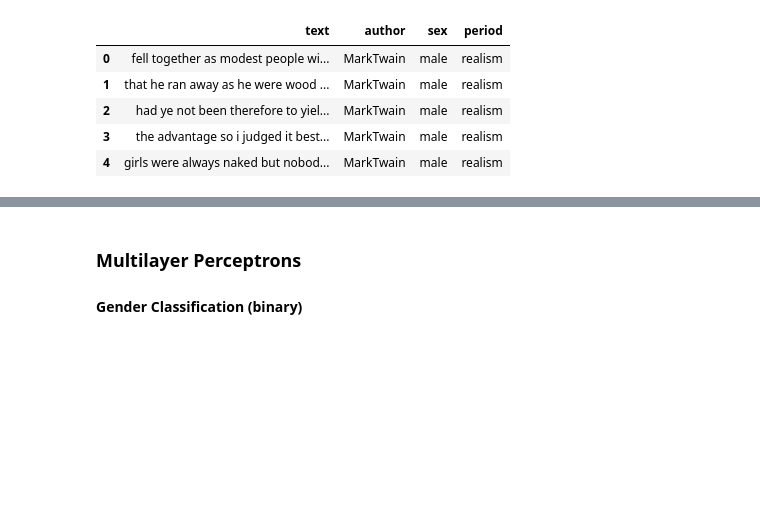
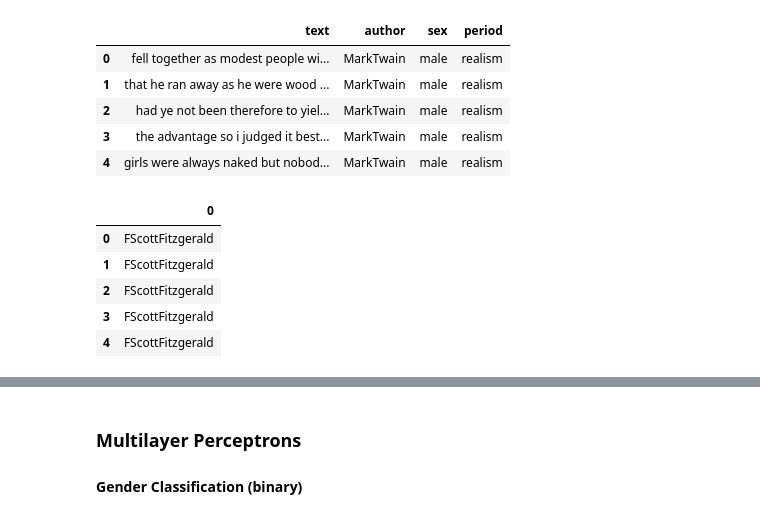
Before and after one commit to mattmecoli/nlp-authorship-vectorization, a Jupyter notebook: Models_and_Visualization_Master.ipynb, the cells around one changed output, grey strips where cells are left out. Saved outputs shown, nothing was run; the diff lists cells and outputs as text; code cells hidden in the pictures; blank space fills up the shorter version.

```diff
--- a/Models_and_Visualization_Master.ipynb
+++ b/Models_and_Visualization_Master.ipynb
@@ -310,3 +327,12 @@ period_df = pd.DataFrame([train_corpus[i].tags[1] for i in range(0, len(train_co
 doc_vectors_3d_with_period =pd.concat([doc_vectors_3d,period_df], axis = 1)
 doc_vectors_3d_with_period.columns = ['x','y','z','period']
 doc_vectors_3d_with_period['period'] = doc_vectors_3d_with_period['period'].map(period_num)
+# %%
+authors_df.head()
+# %% [output]
+|  | 0 |
+| 0 | FScottFitzgerald |
+| 1 | FScottFitzgerald |
+| 2 | FScottFitzgerald |
+| 3 | FScottFitzgerald |
+| 4 | FScottFitzgerald |
```
Also changed, not shown: parts of 9 cells of this notebook, 30 other files.
